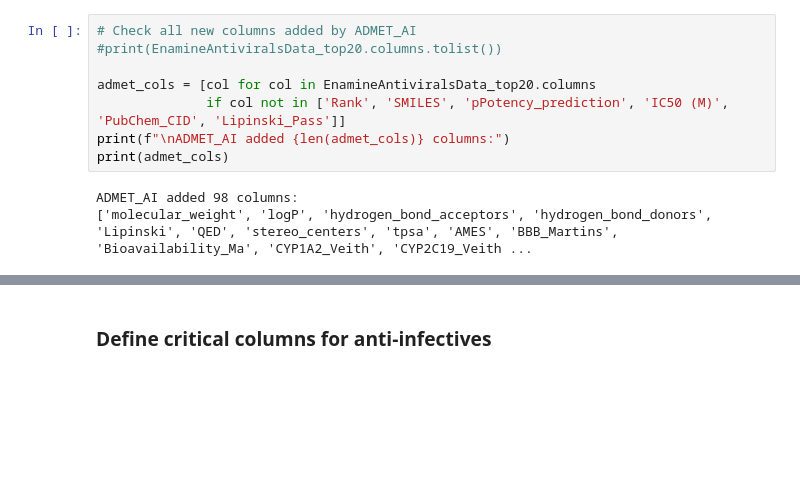
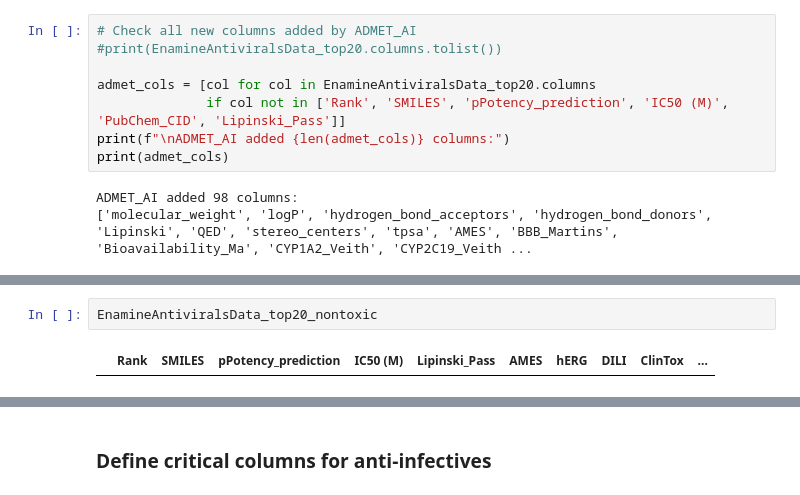
Before and after one commit to soumyadeepghosh35/DTRA_DrugDesign, a Jupyter notebook: PubchemData/Step6_Toxicity_AllVirus.ipynb, the cells around one changed output, grey strips where cells are left out. Saved outputs shown, nothing was run; the diff lists cells and outputs as text; blank space fills up the shorter version.

```diff
--- a/PubchemData/Step6_Toxicity_AllVirus.ipynb
+++ b/PubchemData/Step6_Toxicity_AllVirus.ipynb
@@ -218,0 +408,4 @@ ADMET_AI added 98 columns:
+# %%
+EnamineAntiviralsData_top20_nontoxic
+# %% [output]
+|  | Rank | SMILES | pPotency_prediction | IC50 (M) | Lipinski_Pass | AMES | hERG | DILI | ClinTox | ... |
```
Also changed, not shown: parts of 12 cells of this notebook, 1 other file.
